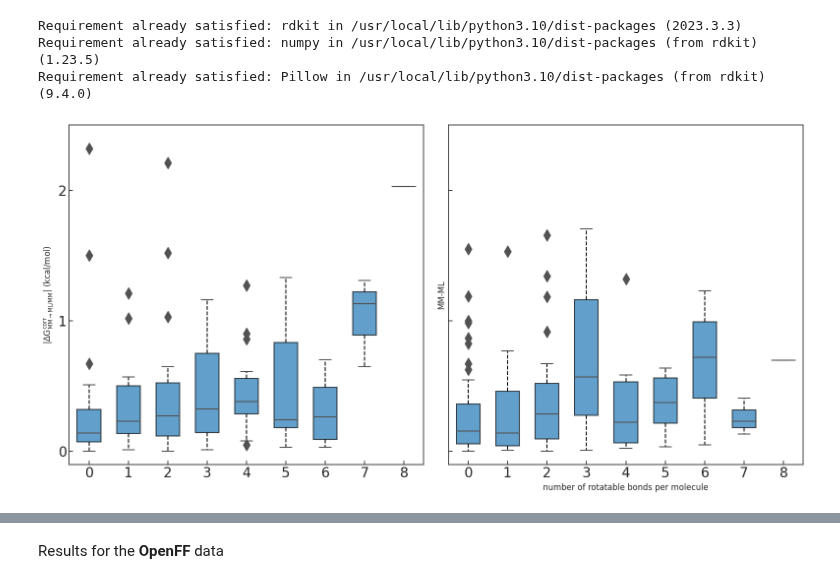
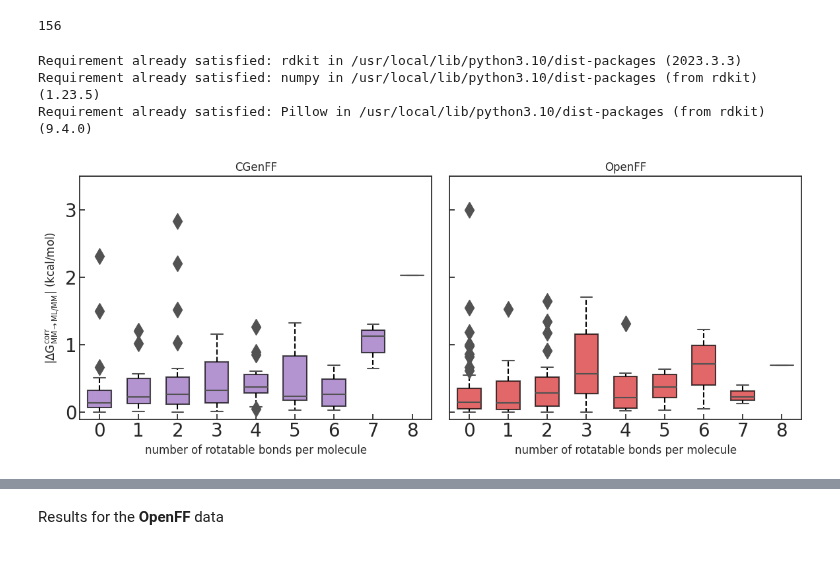
Before and after one commit to JohannesKarwou/notebooks, a Jupyter notebook: combinedDataset.ipynb, the cells around one changed output, grey strips where cells are left out. Saved outputs shown, nothing was run; the diff lists cells and outputs as text; code cells hidden in the pictures.

```diff
--- a/combinedDataset.ipynb
+++ b/combinedDataset.ipynb
@@ -427,3 +428,7 @@ plt.savefig("KDEcombined.pdf",bbox_inches='tight')
+# %%
+len(data)
+# %% [output]
+156
 # %%
 !pip install rdkit
 from rdkit import Chem
@@ -440,7 +445,7 @@ Requirement already satisfied: Pillow in /usr/local/lib/python3.10/dist-packages
 # %%
 # data = pd.read_csv("sample_data/EXS_and_UV_old.csv",skiprows=0)
 data = pd.read_csv("sample_data/combinedDataset.csv")
-data["MM-ML"]=np.abs(data["MM-ASFE [kcal/mol]"]-data["ML-ASFE [kcal/mol]"])
+data["MM-ML"]=(data["MM-ASFE [kcal/mol]"]-data["ML-ASFE [kcal/mol]"])
 # %%
 # data = pd.read_csv("sample_data/EXS_and_UV.csv")
 data.loc[:, "numRotBonds"] = np.nan
@@ -487,10 +492,8 @@ sns.set_theme(
     },
 )
 
-fig, ax = plt.subplots(1,2,figsize=(16, 8),sharey=True, sharex=True)
-
-
-
+fig, ax = plt.subplots(1,2,figsize=(12, 5),sharey=True, sharex=True)
+fig.subplots_adjust(hspace=0, wspace=0.0)
 
 ##### Aromatizitaet #############
 # sns.boxplot(
@@ -537,41 +540,45 @@ sns.boxplot(
     # orient="h",
     showfliers=True,
     whis=0.8,
-    boxprops=dict(facecolor=c1, alpha=0.7, edgecolor="black", linewidth=1.5),
+    boxprops=dict(facecolor=c5, alpha=0.7, edgecolor="black", linewidth=1.5),
     whiskerprops=dict(linestyle="--", linewidth=1.5, color="black"),
 )
 
 
 sns.boxplot(
     # data=data,
     x=[int(i) for i in data["numRotBonds"].to_list()],
     y=np.abs(data["MM-ML"]),
     # hue="Force Field",
     ax=ax[1],
     width=0.6,
     # medianprops=medianprops,
     showmeans=False,
     # meanprops=meanprops,
     # order=labeling.index,
     color="C3",
     saturation=1,
     linewidth=1.5,
     # palette={"GAFF": "C1", "CGenFF": "C0"},
     fliersize=12,
     autorange=True,
     # orient="h",
     showfliers=True,
     whis=0.8,
-    boxprops=dict(facecolor=c1, alpha=0.7, edgecolor="black", linewidth=1.5),
+    boxprops=dict(facecolor=c4, alpha=0.7, edgecolor="black", linewidth=1.5),
     whiskerprops=dict(linestyle="--", linewidth=1.5, color="black"),
 )
 
 ax[0].yaxis.set_major_locator(MaxNLocator(integer=True))
 ax[0].set_ylabel(r"$|\Delta \mathrm{G}^{\mathrm{corr}}_{\mathrm{MM}\rightarrow\mathrm{ML/MM}}|$ (kcal/mol)")
-plt.xlabel("number of rotatable bonds per molecule")
+ax[0].set_xlabel("number of rotatable bonds per molecule")
+ax[1].set_xlabel("number of rotatable bonds per molecule")
+ax[1].set_ylabel("")
 
-plt.ylim([-0.1,2.5])
-plt.tight_layout()
-# plt.savefig("boxplot_numRotBonds.pdf",bbox_inches='tight')
+ax[0].set_title("CGenFF")
+ax[1].set_title("OpenFF")
+plt.ylim([-0.1,3.5])
+fig.tight_layout()
+plt.savefig("boxplot_numRotBonds.pdf",bbox_inches='tight')
 # %% [output]
-[figure, old version]
+[figure, new version]
```
Also changed, not shown: parts of 21 cells of this notebook.
